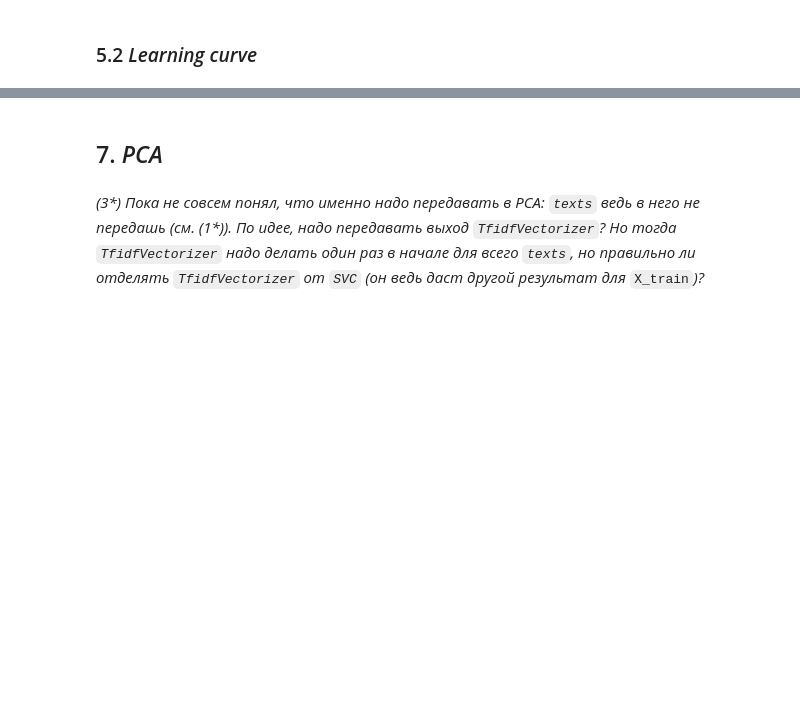
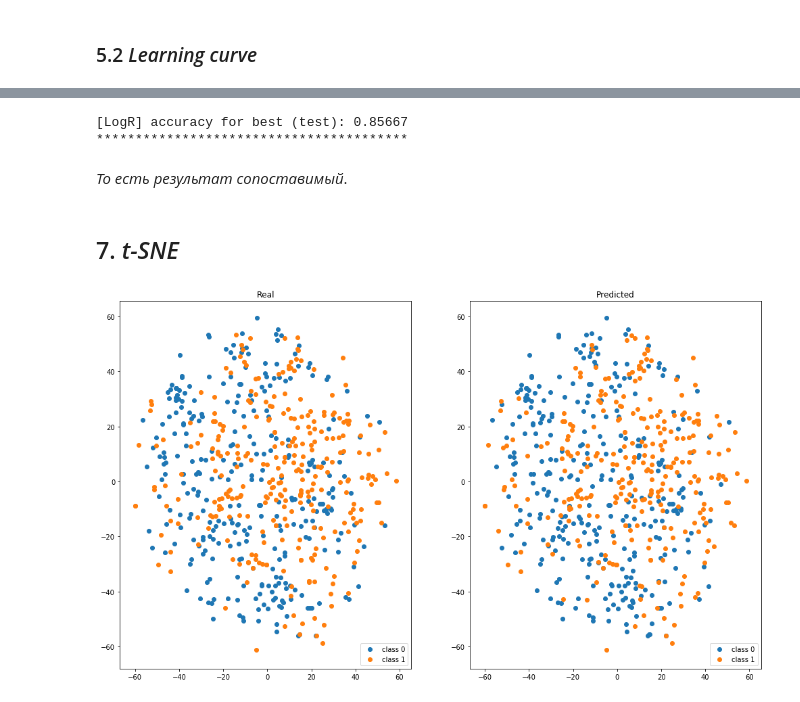
Before and after one commit to rklepov/hse-cs-ml-2018-2019, a Jupyter notebook: HW/hw2/hw2_advanced.ipynb, the cells around one changed output, grey strips where cells are left out. Cells and saved outputs as stored; diff of their text form; code cells hidden in the pictures; blank space fills up the shorter version.

```diff
--- a/HW/hw2/hw2_advanced.ipynb
+++ b/HW/hw2/hw2_advanced.ipynb
@@ -106,13 +131,12 @@ _(2\*)_ _Мы ведь подбираем параметры `SVC`, значит
 # %%
 model = Pipeline(
 [
-    ('vect', TfidfVectorizer()),
     ('dense', DenseTransformer()),
     ('svm', SVC())
 ])
 
 svc_grid_params = {
     'svm__C' : [0.1, 0.5, 1.0, 10., 100.],
-    'svm__kernel' : ['linear', 'poly', 'rbf']
+    'svm__kernel' : ['linear', 'rbf']
 }
 # %%
@@ -145,0 +180,10 @@ print('*' * 40)
+# %%
+%%time
+
+model = Pipeline(
+[
+    ('dense', DenseTransformer()),
+    ('regressor', LogisticRegressionCV(Cs=[0.1, 0.5, 1.0, 10., 100.], scoring='accuracy', cv=5))
+])
+
+model.fit(X_train, y_train);
@@ -146,4 +192,30 @@ print('*' * 40)
+# %%
+y_pred = model.predict(X_test)
+
+print('[LogR] accuracy for best (test): {:.5f}'.format(accuracy_score(y_pred, y_test)))
+print('*' * 40)
+# %% [output]
+[LogR] accuracy for best (test): 0.85667
+****************************************
+# %% [markdown]
+_То есть результат сопоставимый_.
 # %% [markdown]
-## 7. _PCA_
+## 7. _t-SNE_
-# %% [markdown]
-_(3\*) Пока не совсем понял, что именно надо передавать в PCA: `texts` ведь в него не передашь (см. (1\*)). По идее, надо передавать выход `TfidfVectorizer`? Но тогда `TfidfVectorizer` надо делать один раз в начале для всего `texts`, но правильно ли отделять `TfidfVectorizer` от `SVC` (он ведь даст другой результат для_ `X_train`_)?_
+# %%
+def plot_real_vs_predicted(X, y_test, y_pred):
+    plt.figure(figsize=(17,10))
+
+    def subplot(nrc, title, X, y):
+        plt.subplot(nrc)
+        plt.title(title)
+        for u in sorted(np.unique(y)):
+            ix = np.argwhere(y == u).squeeze()
+            plt.scatter(X[ix, 0], X[ix, 1], label='class {}'.format(u))
+        plt.legend(loc=4)
+
+    subplot(121, 'Real', X_emb_test, y_test)
+    subplot(122, 'Predicted', X_emb_test, y_pred)
+
+plot_real_vs_predicted(X_emb_test, y_test, y_pred);
+# %% [output]
+[figure, added]
```
Also changed, not shown: parts of 31 cells of this notebook.
